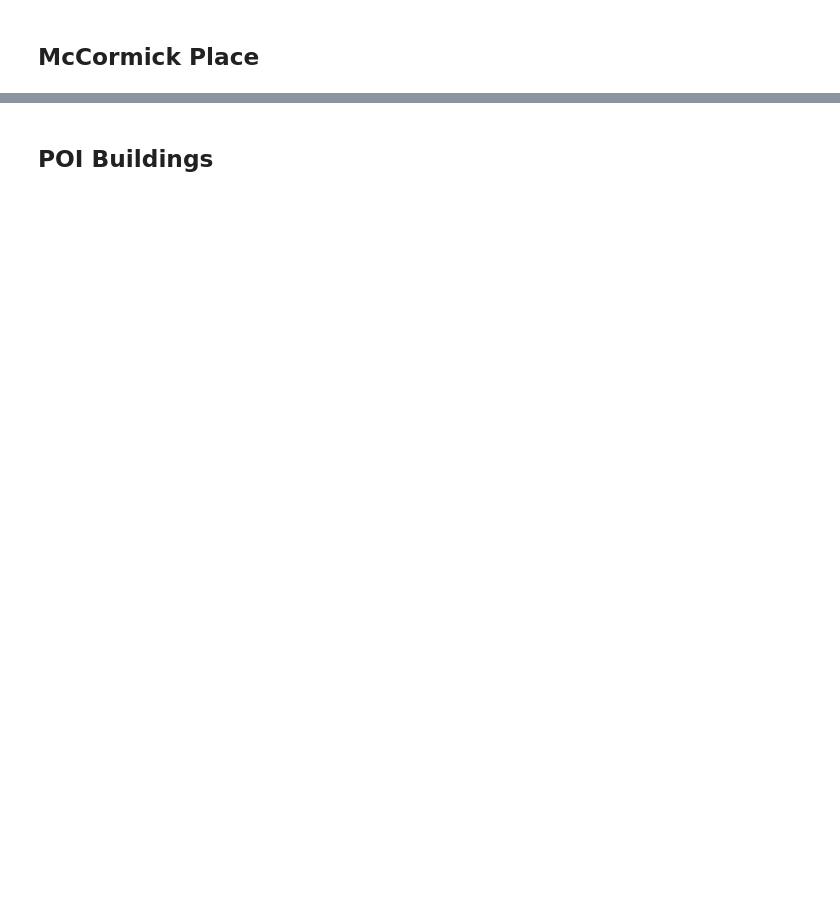
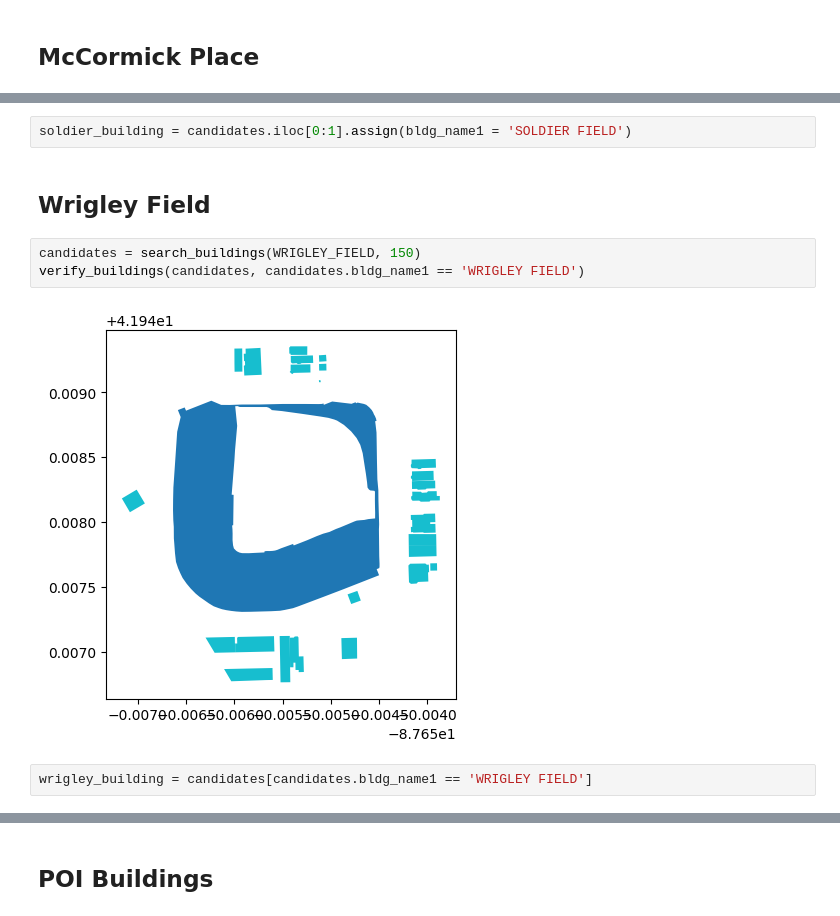
Before and after one commit to eric-mc2/DNCTransit, a Jupyter notebook: pipeline/4-get-poi.ipynb, the cells around one changed output, grey strips where cells are left out. Cells and saved outputs as stored; diff of their text form; blank space fills up the shorter version.

```diff
--- a/pipeline/4-get-poi.ipynb
+++ b/pipeline/4-get-poi.ipynb
@@ -68,0 +65,11 @@ mp_building = mp_candidates[mp_candidates['bldg_name1'] == 'HYATT REGENCY MCCORM
+# %%
+soldier_building = candidates.iloc[0:1].assign(bldg_name1 = 'SOLDIER FIELD')
+# %% [markdown]
+## Wrigley Field
+# %%
+candidates = search_buildings(WRIGLEY_FIELD, 150)
+verify_buildings(candidates, candidates.bldg_name1 == 'WRIGLEY FIELD')
+# %% [output]
+[figure, added]
+# %%
+wrigley_building = candidates[candidates.bldg_name1 == 'WRIGLEY FIELD']
```
Also changed, not shown: parts of 19 cells of this notebook, 15 other files.
